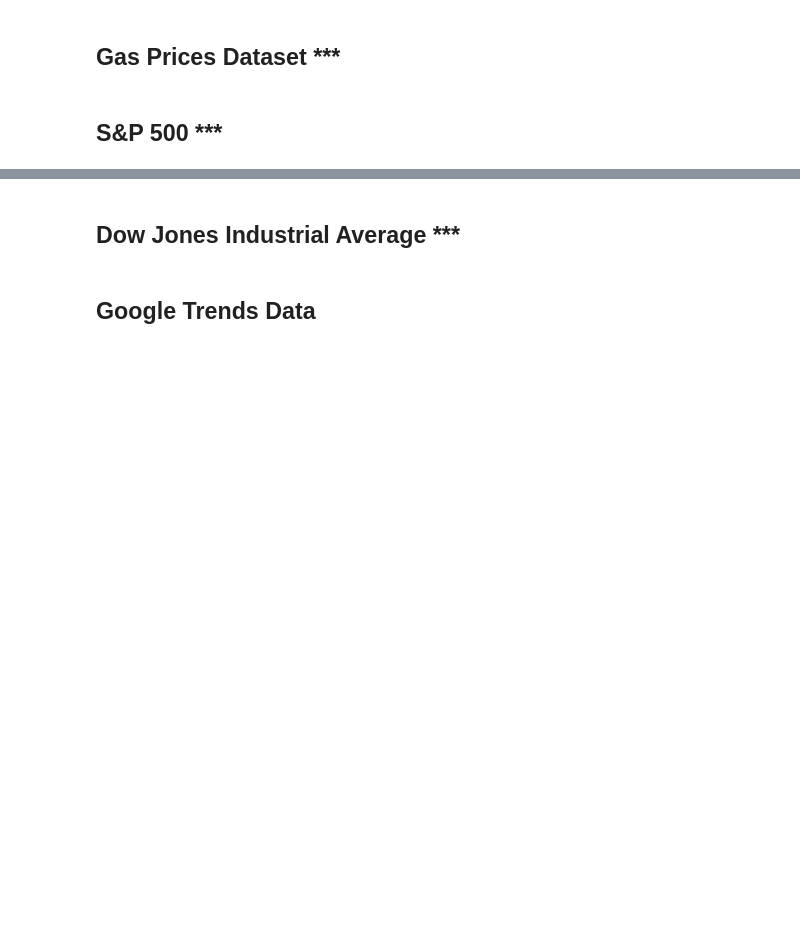
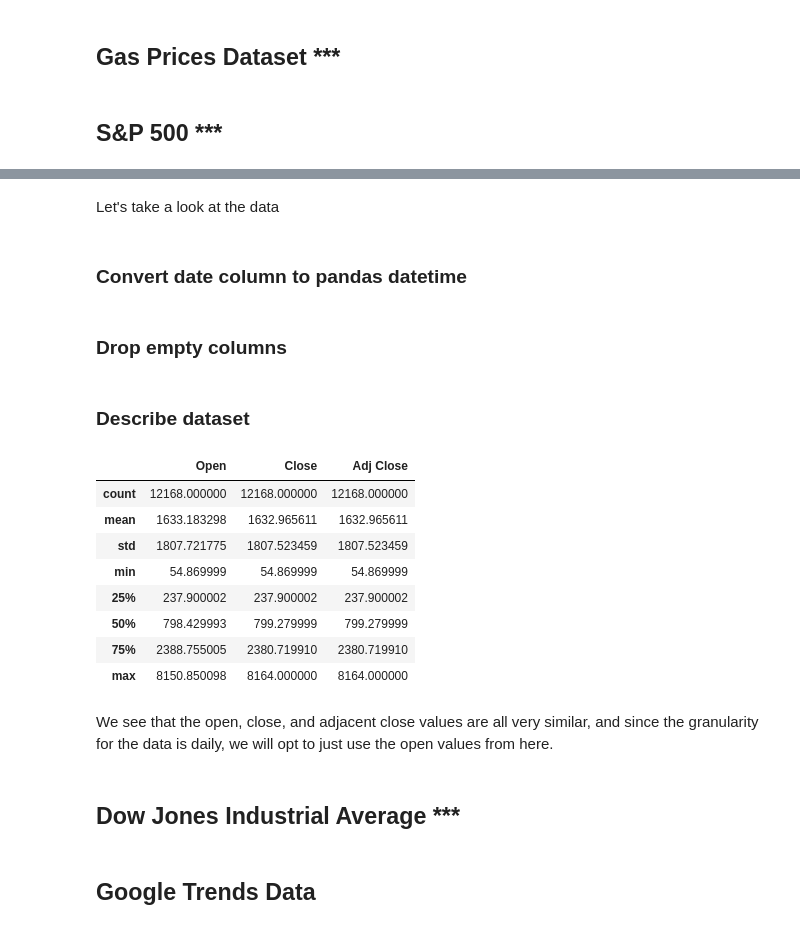
Before and after one commit to Allen-Z-4230/FutureGas, a Jupyter notebook: FinalProject.ipynb, the cells around one changed output, grey strips where cells are left out. Cells and saved outputs as stored; diff of their text form; code cells hidden in the pictures; blank space fills up the shorter version.

```diff
--- a/FinalProject.ipynb
+++ b/FinalProject.ipynb
@@ -128,0 +149,4 @@ and performing any transformations that may be required)
+# %% [markdown]
+Let's take a look at the data
+# %% [markdown]
+### Convert date column to pandas datetime
@@ -128,0 +155,2 @@ and performing any transformations that may be required)
+# %% [markdown]
+### Drop empty columns
@@ -129,3 +170,19 @@ and performing any transformations that may be required)
+# %% [markdown]
+### Describe dataset
+# %%
+df_nasdaq.describe()
+# %% [output]
+|  | Open | Close | Adj Close |
+| count | 12168.000000 | 12168.000000 | 12168.000000 |
+| mean | 1633.183298 | 1632.965611 | 1632.965611 |
+| std | 1807.721775 | 1807.523459 | 1807.523459 |
+| min | 54.869999 | 54.869999 | 54.869999 |
+| 25% | 237.900002 | 237.900002 | 237.900002 |
+| 50% | 798.429993 | 799.279999 | 799.279999 |
+| 75% | 2388.755005 | 2380.719910 | 2380.719910 |
+| max | 8150.850098 | 8164.000000 | 8164.000000 |
+# %% [markdown]
+We see that the open, close, and adjacent close values are all very similar, and since the granularity for the data is daily, we will opt to just use the open values from here.
 # %% [markdown]
 ## Dow Jones Industrial Average ***
 # %% [markdown]
```
Also changed, not shown: parts of 24 cells of this notebook, 1 other file.
